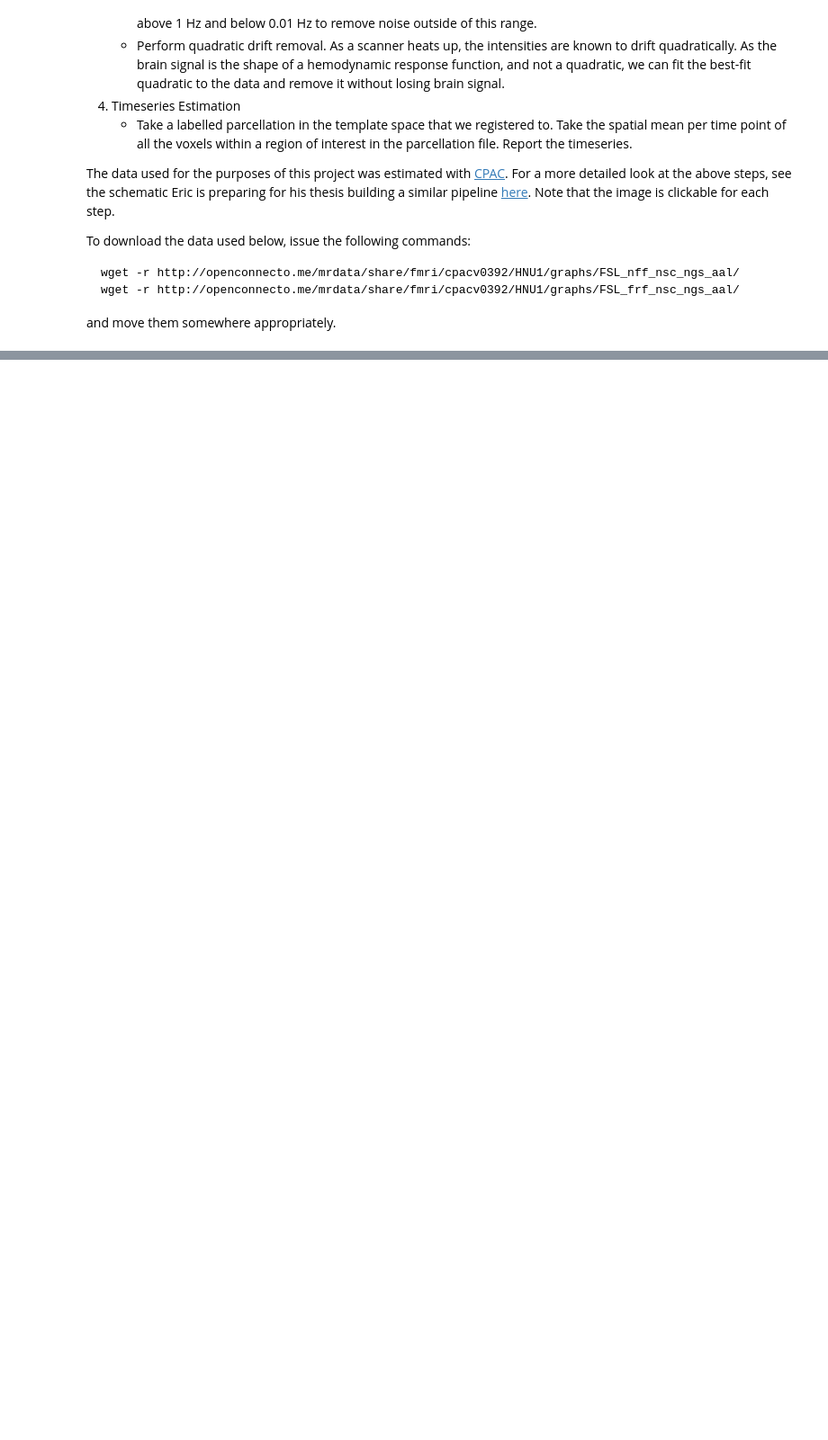
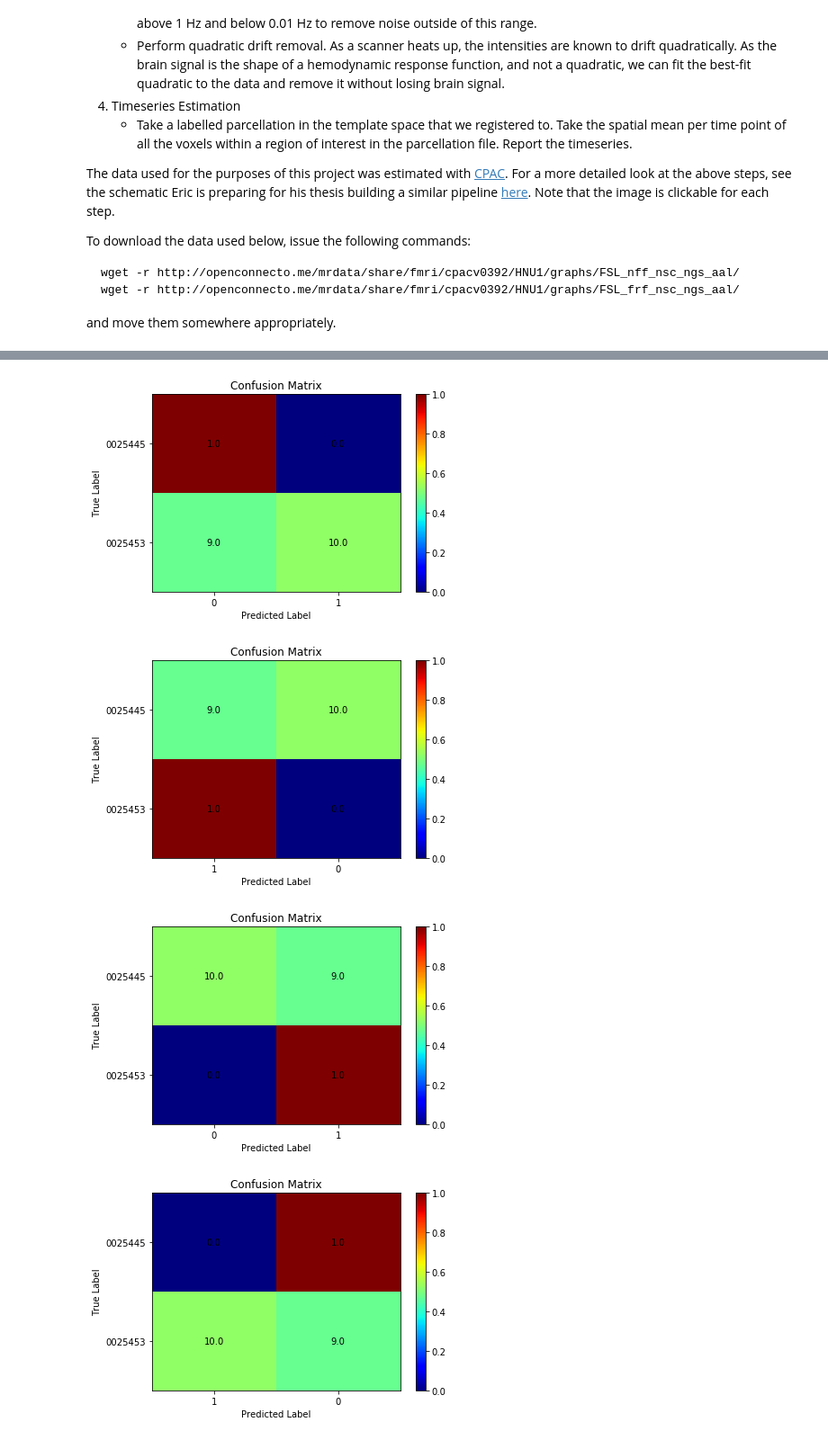
Before and after one commit to ebridge2/ams_446, a Jupyter notebook: Real_data.ipynb, the cells around one changed output, grey strips where cells are left out. Shown at 90% size. Drawn from its saved outputs; the diff is of its cells as text; code cells hidden in the pictures; blank space fills up the shorter version.

```diff
--- a/Real_data.ipynb
+++ b/Real_data.ipynb
@@ -101,4 +244,0 @@ graphs.shape
-# %%
-km = Kmeans(2)
-sp = Spectral(dim=2, kernel=RBF_kernel(np.sqrt(100),2), clust=km, method='Bach')
-sp.fit(graphs)
@@ -136,11 +244,0 @@ SyntaxError: invalid syntax (<ipython-input-24-496d1f5719e6>, line 1)
-# %%
-km = Kmeans(2)
-sp = Spectral(dim=2, kernel=RBF_kernel(75,'fro'), clust=km, method='Ng')
-sp.fit(graphs)
-
-spec_dat = sp.spectral_data()
-spec_cent = sp.spectral_centers()
-pred_labels = sp.get_assignments()
-
-L = sp.get_laplacian()
-flap = plot_laplacian(L)
@@ -167,11 +244,0 @@ fig.show()
-# %%
-km = Kmeans(4)
-sp = Spectral(dim=4, kernel=RBF_kernel(np.sqrt(100),'nuc'), clust=km, method='Ng')
-sp.fit(graphs)
-
-spec_dat = sp.spectral_data()
-spec_cent = sp.spectral_centers()
-pred_labels = sp.get_assignments()
-
-L = sp.get_laplacian()
-flap = plot_laplacian(L)
@@ -199,0 +249,11 @@ fig.show()
+# %%
+subs_2 = [i for i in range(0, len(subs)) if (subs[i] == '0025445' or subs[i] == '0025453')]
+subid = [subs[i] for i in subs_2]
+graphs_2 = graphs[..., subs_2]
+
+best = parameter_sweep(graphs_2, subid, 2)
+# %% [output]
+[figure, added]
+[figure, added]
+[figure, added]
+[figure, added]
```
Also changed, not shown: parts of 20 cells of this notebook, 6 other files.
